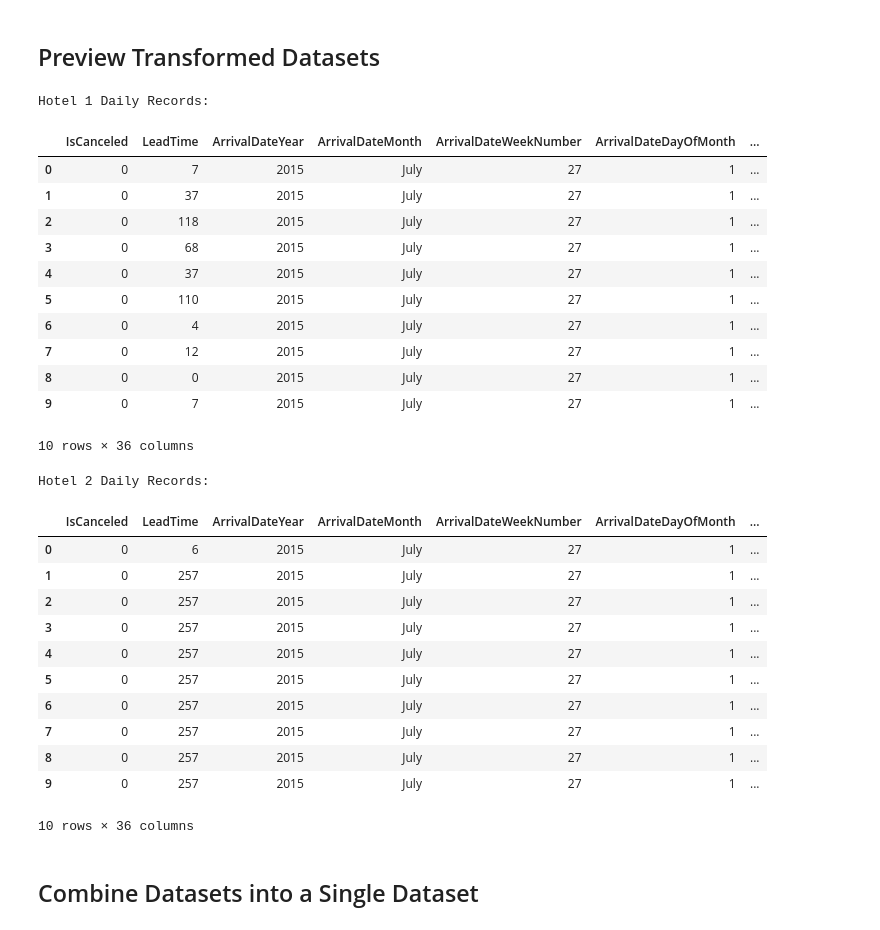
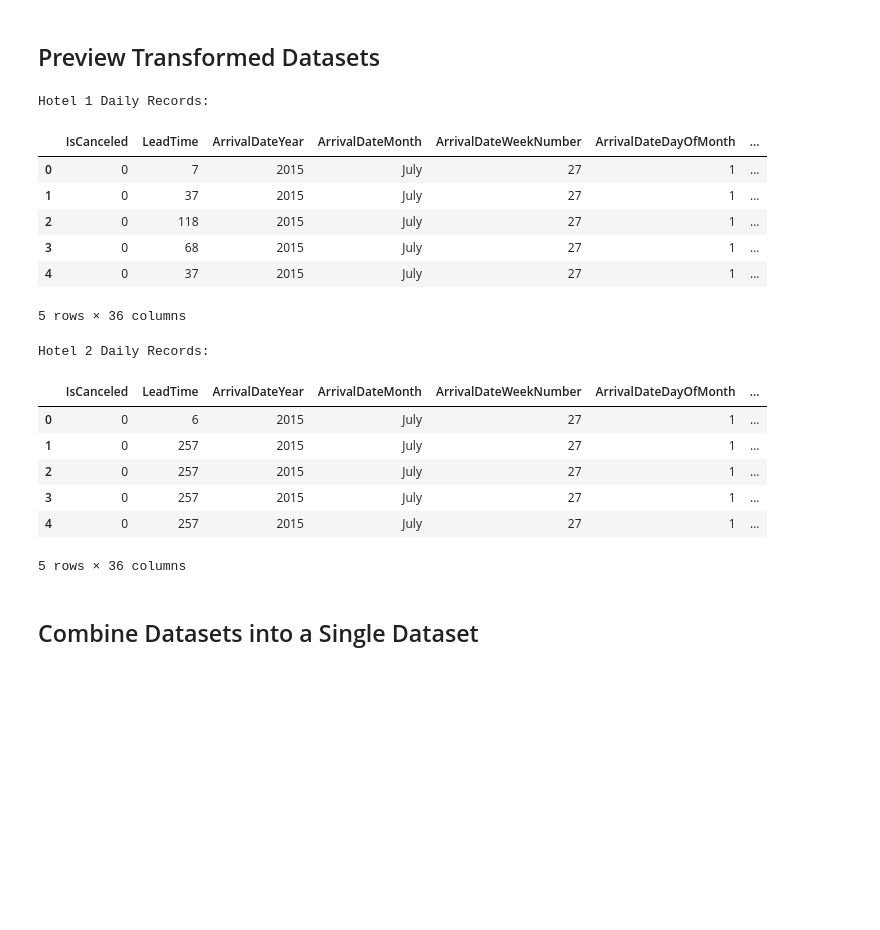
Before and after one commit to BenJMcCarty/Hotel_Reservation_Forecasting, a Jupyter notebook: notebooks/clean_and_transform.ipynb, the cells around one changed output. Drawn from its saved outputs; the diff is of its cells as text; code cells hidden in the pictures; blank space fills up the shorter version.

```diff
--- a/notebooks/clean_and_transform.ipynb
+++ b/notebooks/clean_and_transform.ipynb
@@ -357,24 +290,19 @@ daily_metrics.plot(kind = 'line',
 # %%
 # Display first few rows of each transformed dataset
 print("Hotel 1 Daily Records:")
-display(df_h1_daily.head(10))
+display(df_h1_daily.head(5))
 
 print("\nHotel 2 Daily Records:")
-display(df_h2_daily.head(10))
+display(df_h2_daily.head(5))
 # %% [output]
 Hotel 1 Daily Records:
 |  | IsCanceled | LeadTime | ArrivalDateYear | ArrivalDateMonth | ArrivalDateWeekNumber | ArrivalDateDayOfMonth | ... |
 | 0 | 0 | 7 | 2015 | July | 27 | 1 | ... |
 | 1 | 0 | 37 | 2015 | July | 27 | 1 | ... |
 | 2 | 0 | 118 | 2015 | July | 27 | 1 | ... |
 | 3 | 0 | 68 | 2015 | July | 27 | 1 | ... |
 | 4 | 0 | 37 | 2015 | July | 27 | 1 | ... |
-| 5 | 0 | 110 | 2015 | July | 27 | 1 | ... |
-| 6 | 0 | 4 | 2015 | July | 27 | 1 | ... |
-| 7 | 0 | 12 | 2015 | July | 27 | 1 | ... |
-| 8 | 0 | 0 | 2015 | July | 27 | 1 | ... |
-| 9 | 0 | 7 | 2015 | July | 27 | 1 | ... |
-10 rows × 36 columns
+5 rows × 36 columns
 Hotel 2 Daily Records:
 |  | IsCanceled | LeadTime | ArrivalDateYear | ArrivalDateMonth | ArrivalDateWeekNumber | ArrivalDateDayOfMonth | ... |
 | 0 | 0 | 6 | 2015 | July | 27 | 1 | ... |
@@ -382,12 +310,7 @@ Hotel 2 Daily Records:
 | 2 | 0 | 257 | 2015 | July | 27 | 1 | ... |
 | 3 | 0 | 257 | 2015 | July | 27 | 1 | ... |
 | 4 | 0 | 257 | 2015 | July | 27 | 1 | ... |
-| 5 | 0 | 257 | 2015 | July | 27 | 1 | ... |
-| 6 | 0 | 257 | 2015 | July | 27 | 1 | ... |
-| 7 | 0 | 257 | 2015 | July | 27 | 1 | ... |
-| 8 | 0 | 257 | 2015 | July | 27 | 1 | ... |
-| 9 | 0 | 257 | 2015 | July | 27 | 1 | ... |
-10 rows × 36 columns
+5 rows × 36 columns
 # %% [markdown]
 ## Combine Datasets into a Single Dataset
 # %%
```
Also changed, not shown: parts of 7 cells of this notebook, 4 other files.
